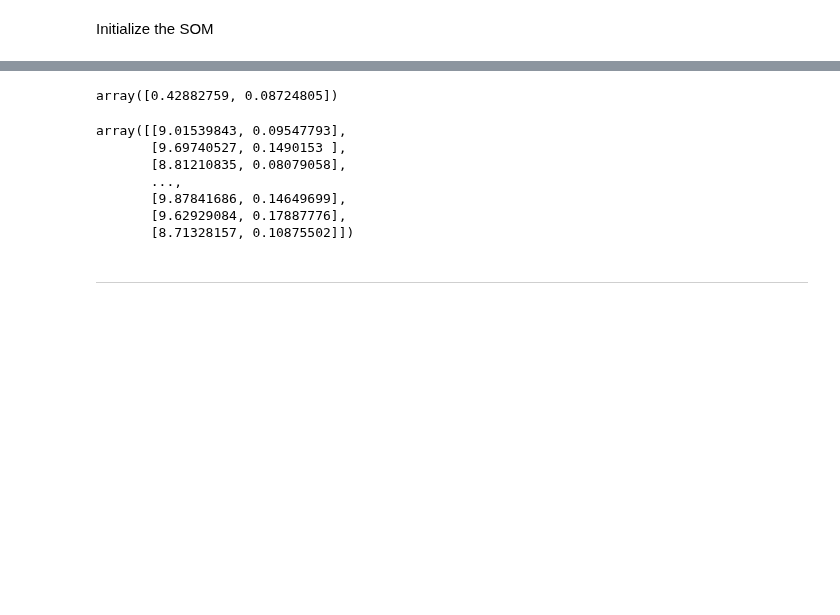
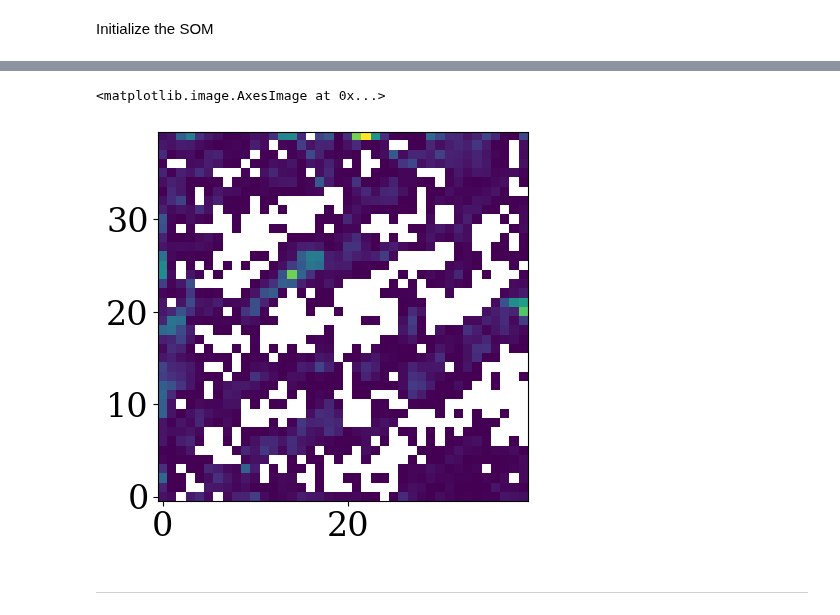
Before and after one commit to lsajkov/strw_mpdg, a Jupyter notebook: mpdg_run_som.ipynb, the cells around one changed output, grey strips where cells are left out. Saved outputs shown, nothing was run; the diff lists cells and outputs as text; code cells hidden in the pictures; blank space fills up the shorter version.

```diff
--- a/mpdg_run_som.ipynb
+++ b/mpdg_run_som.ipynb
@@ -169,2 +184,21 @@ print(f'The median occupancy of an occupied cell is: {np.nanmedian(cell_histogra
+# %%
+occupied_cells = np.zeros(mapsize, dtype = int)
+
+for index in range(SOM.labeling_data_len):
+
+    bmu_coords = find_bmu_coords(SOM.weights_map,
+                                 SOM.labeling_data[index, :SOM.data_dim],
+                                 SOM.label_variances[index, :SOM.data_dim])
+
+    occupied_cells[bmu_coords] += 1
+
+occupied_cells = np.where(occupied_cells != 0,
+                          occupied_cells, np.nan)
+# %%
+plt.imshow(occupied_cells,
+           origin = 'lower')
+# %% [output]
+<matplotlib.image.AxesImage at 0x...>
+[figure, added]
 # %%
 # SOM.predict(SOM.data)
@@ -172,17 +207,3 @@ SOM.predict(SOM.labeling_data[:, :3])
-# %%
-np.sqrt(np.sum((SOM.labeling_data[:, 3:] - SOM.prediction_results) ** 2, axis = 0)/len(SOM.labeling_data))
-# %% [output]
-array([0.42882759, 0.08724805])
-# %%
-SOM.prediction_results
-# %% [output]
-array([[9.01539843, 0.09547793],
-       [9.69740527, 0.1490153 ],
-       [8.81210835, 0.08079058],
-       ...,
-       [9.87841686, 0.14649699],
-       [9.62929084, 0.17887776],
-       [8.71328157, 0.10875502]])
 # %%
 SOM.save_outputs('/data2/lsajkov/mpdg/saved_soms',
                  save_weights = True, save_parameters = True)
```
Also changed, not shown: parts of 20 cells of this notebook, 5 other files.
